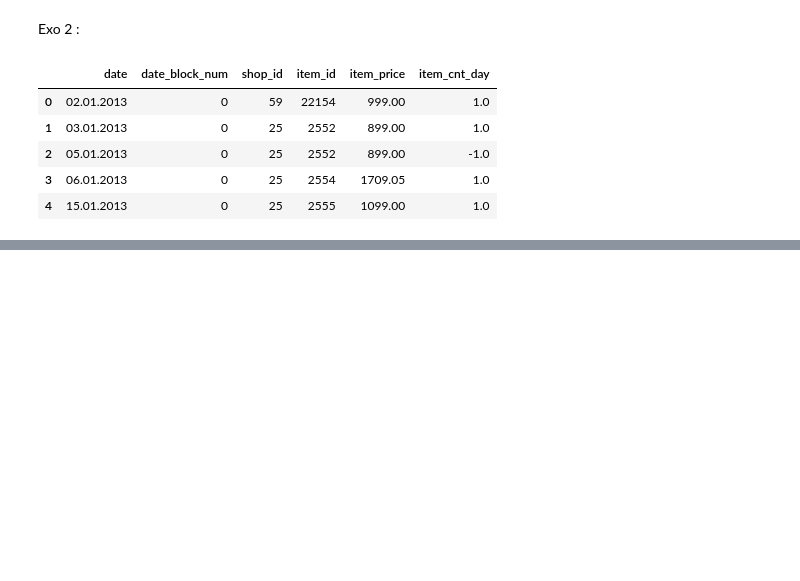
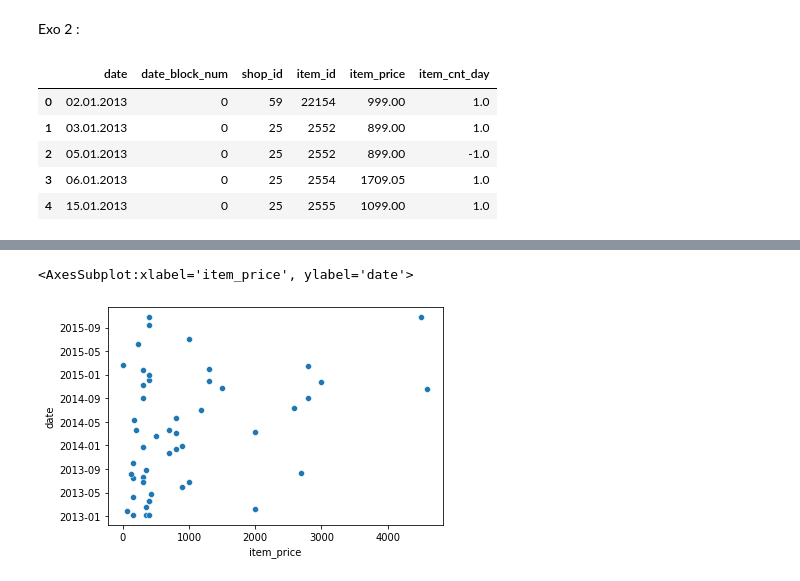
Before and after one commit to JbDumaine/PythonEDA, a Jupyter notebook: 4-seaborn/Exo2.ipynb, the cells around one changed output, grey strips where cells are left out. Cells and saved outputs as stored; diff of their text form; code cells hidden in the pictures; blank space fills up the shorter version.

```diff
--- a/4-seaborn/Exo2.ipynb
+++ b/4-seaborn/Exo2.ipynb
@@ -29,0 +37,6 @@ sns.relplot(x=newDSP["date"],y=newDSP["item_price"],data=newDSP)
+# %%
+newDSP["date"] = pd.to_datetime(newDSP["date"])
+sns.scatterplot(x="item_price",y="date",data=newDSP)
+# %% [output]
+<AxesSubplot:xlabel='item_price', ylabel='date'>
+[figure, added]
```
Also changed, not shown: parts of 3 cells of this notebook, 1 other file.
